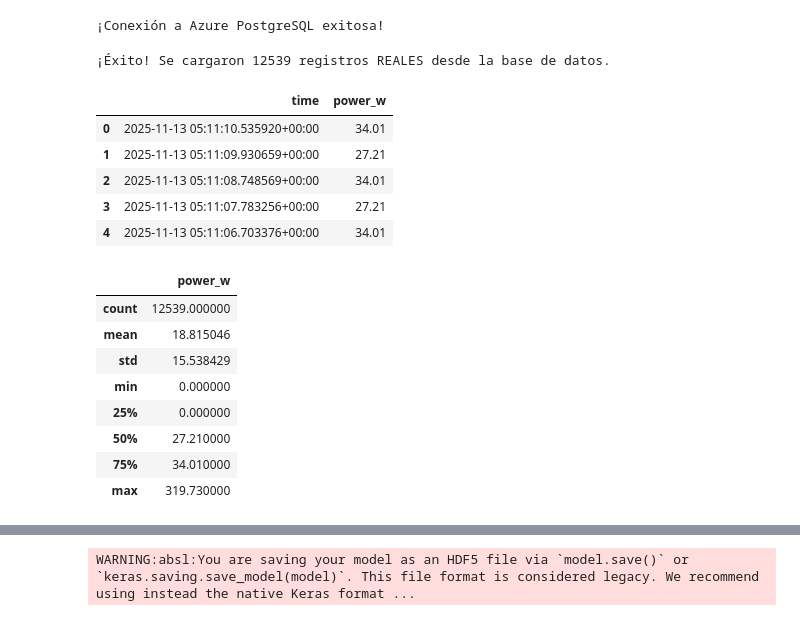
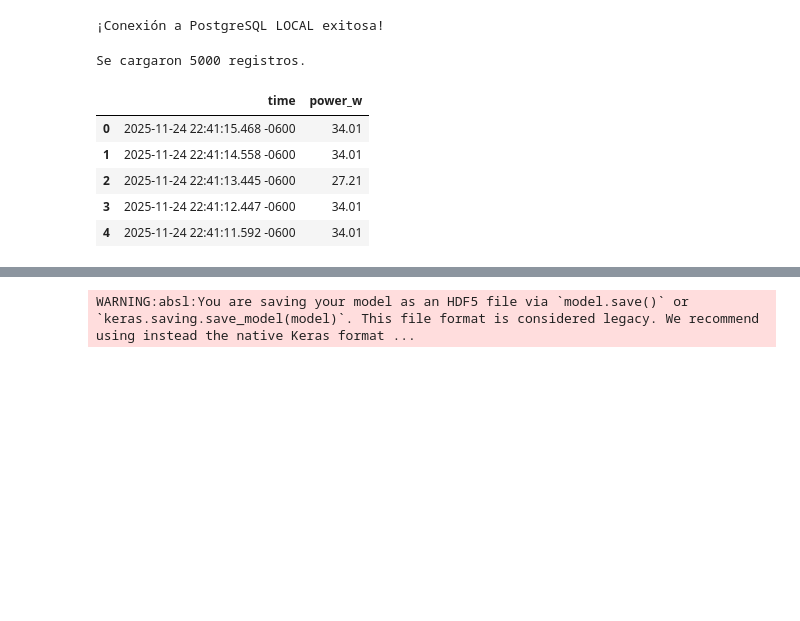
Before and after one commit to Olmekk/MyVolt-IA, a Jupyter notebook: notebooks/red_neuronal/RN_DR_tv_led.ipynb, the cells around one changed output, grey strips where cells are left out. Drawn from its saved outputs; the diff is of its cells as text; code cells hidden in the pictures; blank space fills up the shorter version.

```diff
--- a/notebooks/red_neuronal/RN_DR_tv_led.ipynb
+++ b/notebooks/red_neuronal/RN_DR_tv_led.ipynb
@@ -15,59 +15,67 @@ from sklearn.metrics import mean_absolute_error
 
 %matplotlib inline
 # %%
-DB_USER = "myvolt_admin"
-DB_PASS = "M%R^N!J%IDKS$8@zya4v"
-DB_HOST = "myvolt-db.postgres.database.azure.com"
+# 1. Credenciales de la Base de Datos LOCAL
+DB_USER = "postgres"  # Usuario por defecto de PG
+DB_PASS = "1234"
+DB_HOST = "localhost"
 DB_PORT = "5432"
-DB_NAME = "postgres"
+DB_NAME = "myvolt_local"
 
+# 2. Codificar la contraseña
 DB_PASS_ENCODED = quote_plus(DB_PASS)
 
+# 3. Crear la cadena de conexión
+# NOTA: Quitamos '?sslmode=require' porque en local usualmente no se usa SSL
 try:
-    connection_string = f"postgresql+psycopg2://{DB_USER}:{DB_PASS_ENCODED}@{DB_HOST}:{DB_PORT}/{DB_NAME}?sslmode=require"
+    connection_string = f"postgresql+psycopg2://{DB_USER}:{DB_PASS_ENCODED}@{DB_HOST}:{DB_PORT}/{DB_NAME}"
     engine = create_engine(connection_string)
+
+    # 4. Prueba de conexión
     with engine.connect() as conn:
-        print("¡Conexión a Azure PostgreSQL exitosa!")
+        print("¡Conexión a PostgreSQL LOCAL exitosa!")
+
 except Exception as e:
-    print(f"Error al conectar a Azure: {e}")
+    print(f"Error al conectar a la BD Local: {e}")
+    print("Consejo: Verifica que tu contraseña sea correcta y que PostgreSQL esté corriendo en el puerto 5432.")
 # %% [output]
-¡Conexión a Azure PostgreSQL exitosa!
+¡Conexión a PostgreSQL LOCAL exitosa!
 # %%
+#query = """
+#SELECT time, power_w
+#FROM consumption_data
+#WHERE id_device = (
+#    SELECT id_device
+#    FROM devices
+#    WHERE mac_address = 'B0:A7:32:34:54:9C'
+#)
+#ORDER BY time DESC
+#LIMIT 2500;
+#"""
+
+#df = pd.read_sql_query(query, con=engine)
+#print(f"Se cargaron {len(df)} registros (los más recientes) desde la base de datos.")
+#df.head()
+
+# Opción A: Traer TODO lo que haya (útil si solo tienes datos de prueba)
 query = """
 SELECT time, power_w
 FROM consumption_data
-WHERE id_device = (
-    SELECT id_device
-    FROM devices
-    WHERE mac_address = '14:2B:2F:C2:09:08' -- ¡Verifica que sea tu MAC real!
-)
 ORDER BY time DESC
-LIMIT 15000;
+LIMIT 5000;
 """
 
 df = pd.read_sql_query(query, con=engine)
-
-print(f"¡Éxito! Se cargaron {len(df)} registros REALES desde la base de datos.")
-# Muestra los primeros 5 y una descripción estadística para ver los rangos reales
-display(df.head())
-display(df.describe())
+print(f"Se cargaron {len(df)} registros.")
+df.head()
 # %% [output]
-¡Éxito! Se cargaron 12539 registros REALES desde la base de datos.
+Se cargaron 5000 registros.
 |  | time | power_w |
-| 0 | 2025-11-13 05:11:10.535920+00:00 | 34.01 |
-| 1 | 2025-11-13 05:11:09.930659+00:00 | 27.21 |
-| 2 | 2025-11-13 05:11:08.748569+00:00 | 34.01 |
-| 3 | 2025-11-13 05:11:07.783256+00:00 | 27.21 |
-| 4 | 2025-11-13 05:11:06.703376+00:00 | 34.01 |
+| 0 | 2025-11-24 22:41:15.468 -0600 | 34.01 |
+| 1 | 2025-11-24 22:41:14.558 -0600 | 34.01 |
+| 2 | 2025-11-24 22:41:13.445 -0600 | 27.21 |
+| 3 | 2025-11-24 22:41:12.447 -0600 | 34.01 |
+| 4 | 2025-11-24 22:41:11.592 -0600 | 34.01 |
-|  | power_w |
-| count | 12539.000000 |
-| mean | 18.815046 |
-| std | 15.538429 |
-| min | 0.000000 |
-| 25% | 0.000000 |
-| 50% | 27.210000 |
-| 75% | 34.010000 |
-| max | 319.730000 |
 # %%
 # 1. Seleccionamos solo la columna de potencia
 datos_para_modelo = df[['power_w']]
```
Also changed, not shown: parts of 5 cells of this notebook, 4 other files.
